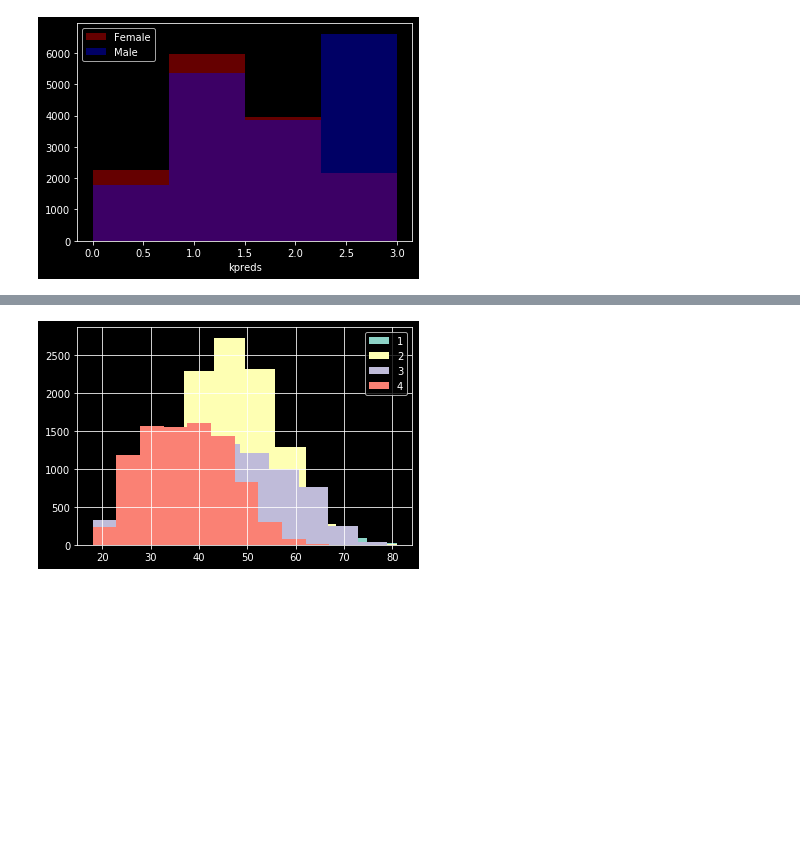
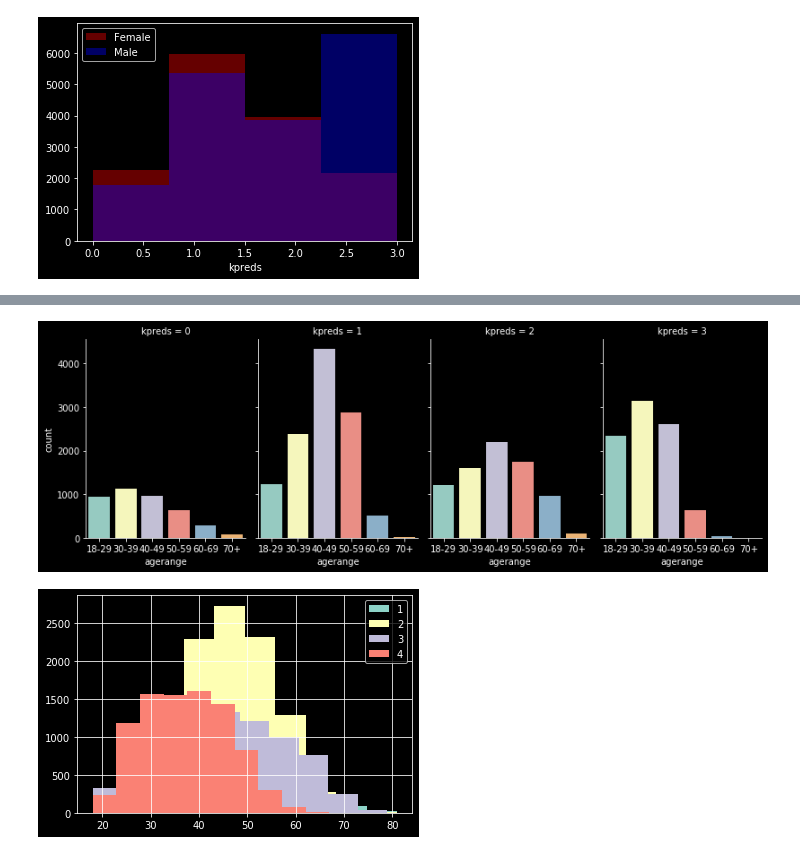
Before and after one commit to llimllib/bostonmarathon, a Jupyter notebook: Unsupervised Learning.ipynb, the cells around one changed output, grey strips where cells are left out. Drawn from its saved outputs; the diff is of its cells as text; code cells hidden in the pictures; blank space fills up the shorter version.

```diff
--- a/Unsupervised Learning.ipynb
+++ b/Unsupervised Learning.ipynb
@@ -527 +528,8 @@ plt.show()
+# %%
+#Not the best plot to represent the makeup of the ages for these clusters.
+g = sns.catplot(x="agerange", col="kpreds",
+                data=umarathon, kind="count",
+                height=4, aspect=.7)
+# %% [output]
+[figure, added]
 # %%
```
Also changed, not shown: parts of 9 cells of this notebook, 1 other file.
